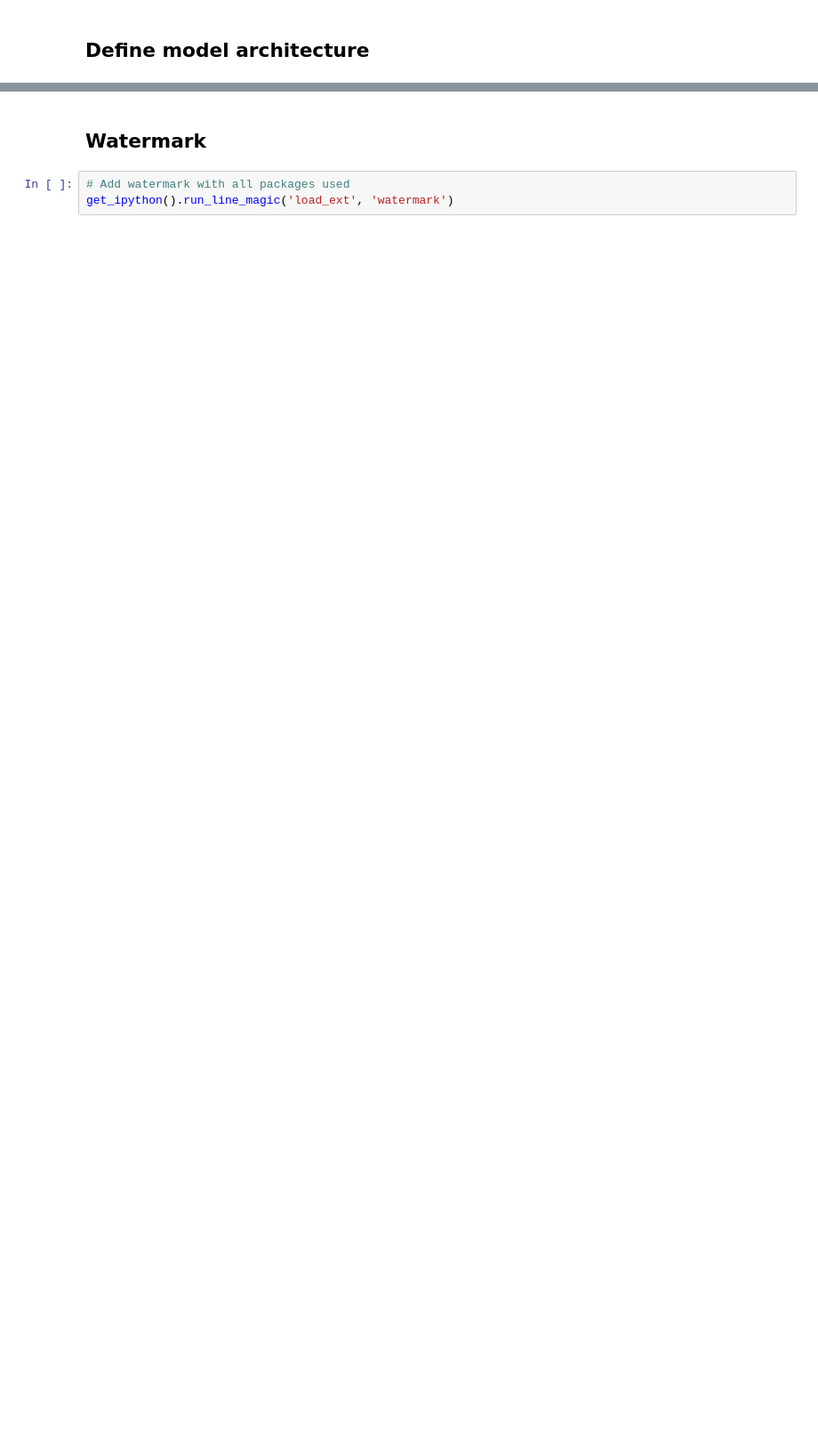
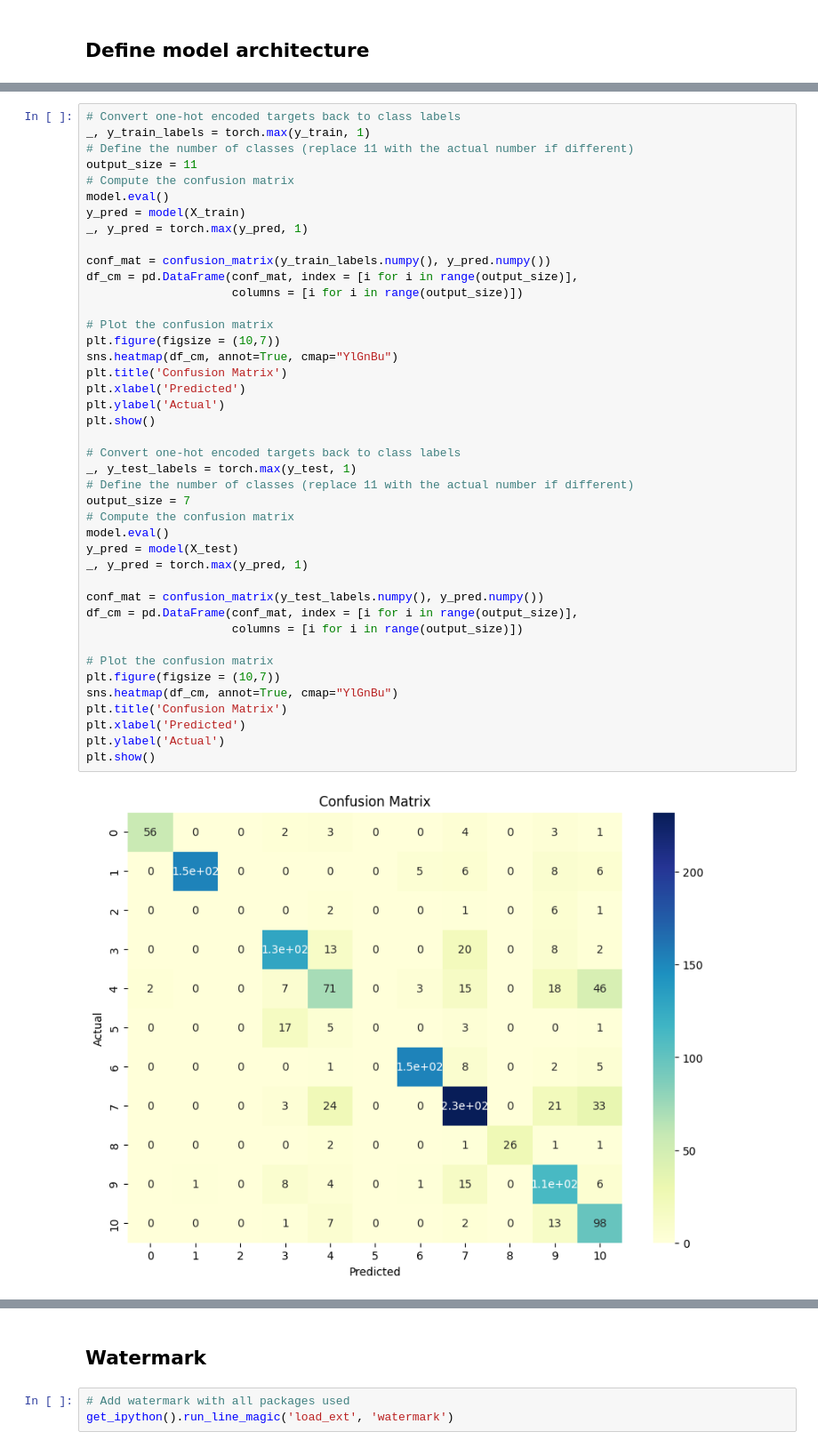
Before and after one commit to f-marchi/ALMA, a Jupyter notebook: 5_PyTorch_Multiclass_Classifier_v3.ipynb, the cells around one changed output, grey strips where cells are left out. Shown at 89% size. Drawn from its saved outputs; the diff is of its cells as text; blank space fills up the shorter version.

```diff
--- a/5_PyTorch_Multiclass_Classifier_v3.ipynb
+++ b/5_PyTorch_Multiclass_Classifier_v3.ipynb
@@ -266,0 +273,44 @@ ValueError: Classification metrics can't handle a mix of multilabel-indicator an
+# %%
+# Convert one-hot encoded targets back to class labels
+_, y_train_labels = torch.max(y_train, 1)
+# Define the number of classes (replace 11 with the actual number if different)
+output_size = 11
+# Compute the confusion matrix
+model.eval()
+y_pred = model(X_train)
+_, y_pred = torch.max(y_pred, 1)
+
+conf_mat = confusion_matrix(y_train_labels.numpy(), y_pred.numpy())
+df_cm = pd.DataFrame(conf_mat, index = [i for i in range(output_size)],
+                     columns = [i for i in range(output_size)])
+
+# Plot the confusion matrix
+plt.figure(figsize = (10,7))
+sns.heatmap(df_cm, annot=True, cmap="YlGnBu")
+plt.title('Confusion Matrix')
+plt.xlabel('Predicted')
+plt.ylabel('Actual')
+plt.show()
+
+# Convert one-hot encoded targets back to class labels
+_, y_test_labels = torch.max(y_test, 1)
+# Define the number of classes (replace 11 with the actual number if different)
+output_size = 7
+# Compute the confusion matrix
+model.eval()
+y_pred = model(X_test)
+_, y_pred = torch.max(y_pred, 1)
+
+conf_mat = confusion_matrix(y_test_labels.numpy(), y_pred.numpy())
+df_cm = pd.DataFrame(conf_mat, index = [i for i in range(output_size)],
+                     columns = [i for i in range(output_size)])
+
+# Plot the confusion matrix
+plt.figure(figsize = (10,7))
+sns.heatmap(df_cm, annot=True, cmap="YlGnBu")
+plt.title('Confusion Matrix')
+plt.xlabel('Predicted')
+plt.ylabel('Actual')
+plt.show()
+# %% [output]
+[figure, added]
```
Also changed, not shown: parts of 13 cells of this notebook.
